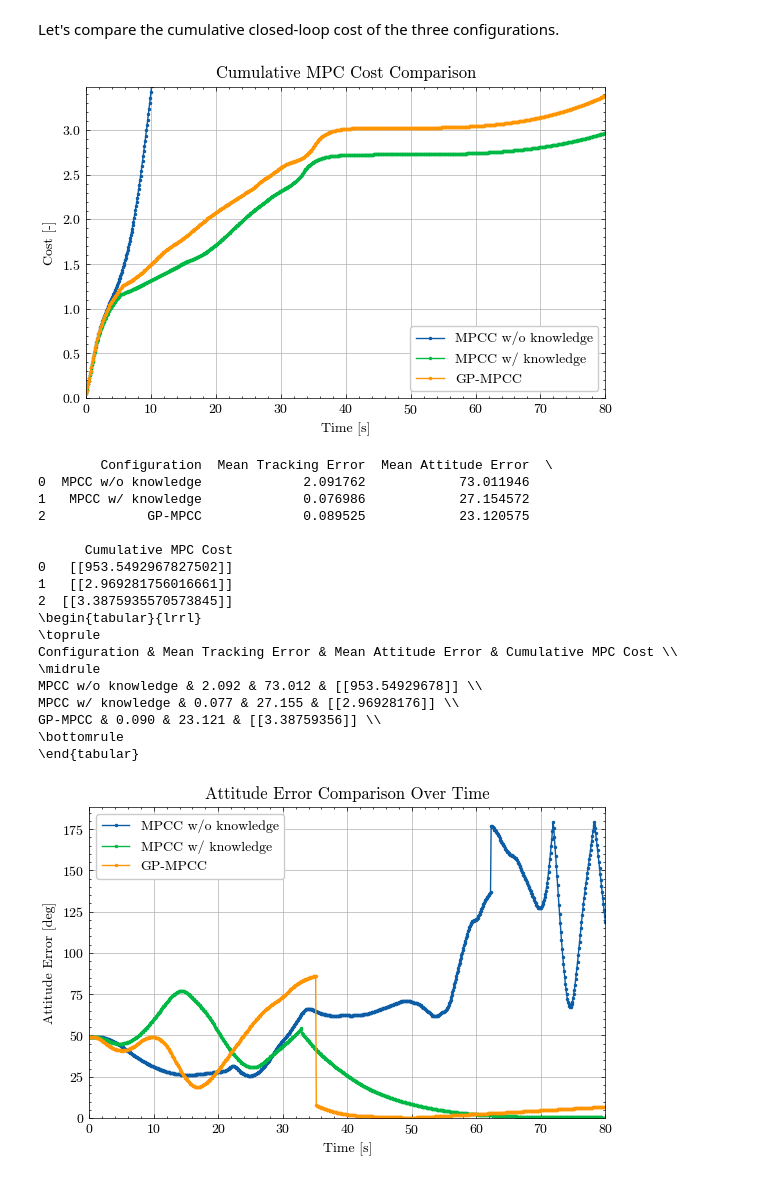
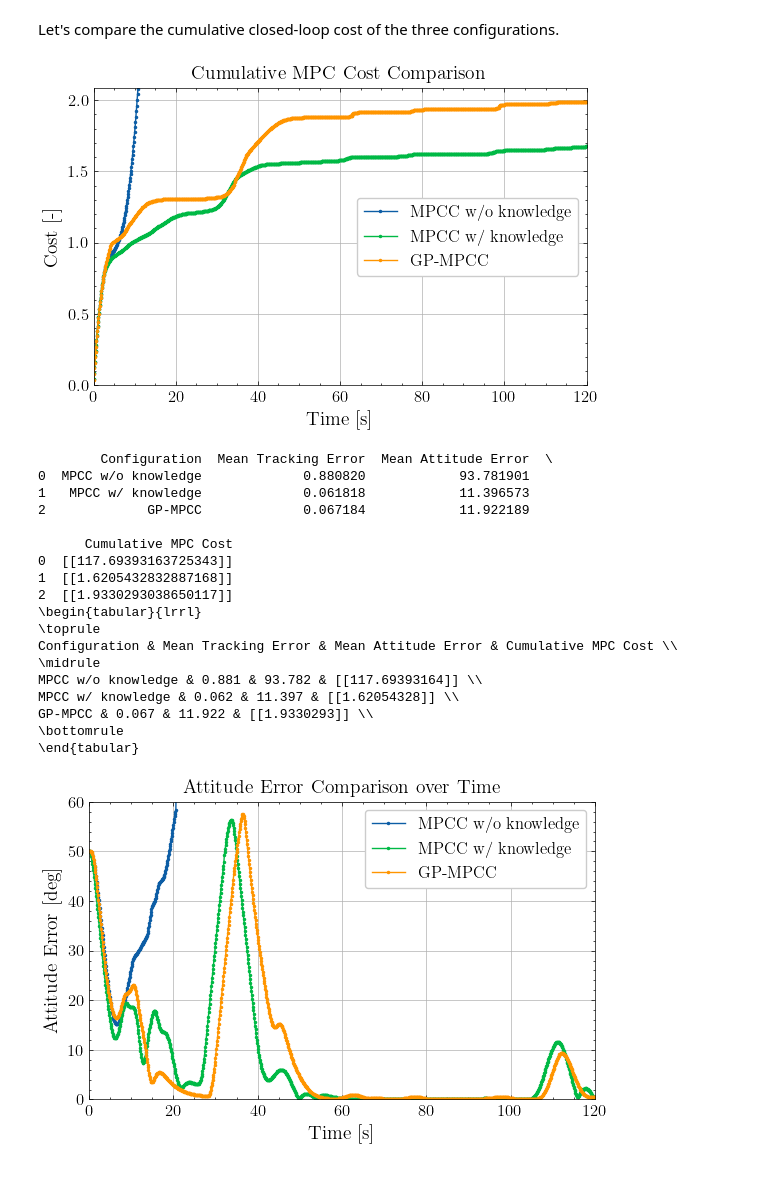
Before and after one commit to albee/smallsat-sim, a Jupyter notebook: smallsat_sim/misc/plot_comparison_results.ipynb, the cells around one changed output. Drawn from its saved outputs; the diff is of its cells as text; code cells hidden in the pictures.

```diff
--- a/smallsat_sim/misc/plot_comparison_results.ipynb
+++ b/smallsat_sim/misc/plot_comparison_results.ipynb
@@ -43,9 +52,17 @@ The MPCC without knowledge faills. The MPCC with knowledge works perfectly. The
 logger = Logger()
 
 # Set names of the different logs
-filename1 = "2024-09-22_17:11:46" # MPCC w/o knowledge
-filename2 = "2024-09-22_17:22:22" # MPCC w/ knowledge
-filename3 = "2024-09-23_09:36:30" # GP-MPCC with linear kernel
+# The first set is for q_theta = 1e-2
+filename1 = "2024-10-18_20-05-37" # MPCC w/o knowledge
+filename2 = "2024-10-18_19-57-41" # MPCC w/ knowledge
+filename3 = "2024-10-18_19-59-10" # GP-MPCC with linear kernel
+
+
+filename1 = "2024-10-18_20-14-21" # MPCC w/o knowledge
+filename2 = "2024-10-18_20-12-29" # MPCC w/ knowledge
+filename3 = "2024-10-18_20-08-44" # GP-MPCC with linear kernel
+
+
 filenames = [filename1, filename2, filename3]
 
 # Load the pandas dataframes
@@ -61,7 +78,7 @@ Let's compare the cumulative closed-loop cost of the three configurations.
 # %%
 # Specify parameters (adjust these if necessary)
 START_TIME = 0
-END_TIME = 80
+END_TIME = 120
 
 # Create a figure for the comparison plot
 plt.figure(figsize=(6,4))
@@ -98,15 +115,18 @@ for i, df in enumerate(df_list):
 plt.xlabel('Time [s]')
 plt.ylabel('Cost [-]')
 plt.title('Cumulative MPC Cost Comparison')
-plt.legend(loc='best', facecolor='white', framealpha=1, frameon=True)
+plt.legend(loc='right', facecolor='white', framealpha=1, frameon=True)
 plt.grid(True)
 plt.xlim((START_TIME, END_TIME))
 plt.ylim(bottom=0, top=df_clean['cumulative_cost'].max()+ 0.1)
 
 # Adjust layout to prevent label clipping
 plt.tight_layout()
+
+plt.savefig("case1/case1_cumulative_cost.svg", format="svg")
+plt.savefig("case1/case1_cumulative_cost.pdf", format="pdf")
 # %% [output]
-[figure, old version]
+[figure, new version]
 # %%
 # Specify parameters (adjust these if necessary)
 START_TIME = 0
@@ -161,21 +181,21 @@ latex_table = comparison_df.to_latex(index=False, float_format="%.3f")
 print(latex_table)
 # %% [output]
         Configuration  Mean Tracking Error  Mean Attitude Error  \
-0  MPCC w/o knowledge             2.091762            73.011946
-1   MPCC w/ knowledge             0.076986            27.154572
-2             GP-MPCC             0.089525            23.120575
+0  MPCC w/o knowledge             0.880820            93.781901
+1   MPCC w/ knowledge             0.061818            11.396573
+2             GP-MPCC             0.067184            11.922189
 
       Cumulative MPC Cost
-0   [[953.5492967827502]]
-1   [[2.969281756016661]]
-2  [[3.3875935570573845]]
+0  [[117.69393163725343]]
+1  [[1.6205432832887168]]
+2  [[1.9330293038650117]]
 \begin{tabular}{lrrl}
 \toprule
 Configuration & Mean Tracking Error & Mean Attitude Error & Cumulative MPC Cost \\
 \midrule
-MPCC w/o knowledge & 2.092 & 73.012 & [[953.54929678]] \\
-MPCC w/ knowledge & 0.077 & 27.155 & [[2.96928176]] \\
-GP-MPCC & 0.090 & 23.121 & [[3.38759356]] \\
+MPCC w/o knowledge & 0.881 & 93.782 & [[117.69393164]] \\
+MPCC w/ knowledge & 0.062 & 11.397 & [[1.62054328]] \\
+GP-MPCC & 0.067 & 11.922 & [[1.9330293]] \\
 \bottomrule
 \end{tabular}
 # %%
@@ -185,7 +205,7 @@ GP-MPCC & 0.090 & 23.121 & [[3.38759356]] \\
 # %%
 # Specify parameters (adjust these if necessary)
 START_TIME = 0
-END_TIME = 80
+END_TIME = 120
 
 # Create a figure for the comparison plot
 plt.figure(figsize=(6,4))
@@ -195,39 +215,44 @@ labels = ['MPCC w/o knowledge', 'MPCC w/ knowledge', 'GP-MPCC']
 
 # Iterate through each dataframe and plot the attitude error over time
 for i, df in enumerate(df_list):
+    START_TIME = 0
+    END_TIME = 120
     if df is not None:
         # Drop rows with NaNs in 'attitude_error' or 'Timestamp'
         df_clean = df[['Timestamp', 'attitude_error']].dropna()
+
+        if i == 0:
+            END_TIME = 25
 
         # Filter based on START_TIME and END_TIME
         if START_TIME is not None:
             df_clean = df_clean[df_clean['Timestamp'] >= START_TIME]
         if END_TIME is not None:
             max_timestamp = df_clean['Timestamp'].max()
             if END_TIME > max_timestamp:
                 warnings.warn(f"Specified end_time {END_TIME} exceeds the maximum timestamp {max_timestamp}. Ignoring end_time filter.")
             else:
                 df_clean = df_clean[df_clean['Timestamp'] <= END_TIME]
 
         # Plot the attitude error with the same style as your first notebook
         plt.plot(df_clean['Timestamp'], df_clean['attitude_error'], label=labels[i], marker='.', markersize=3, linewidth=1)
 
 # Labels and title
 plt.xlabel('Time [s]')
 plt.ylabel('Attitude Error [deg]')
-plt.title('Attitude Error Comparison Over Time')
+plt.title('Attitude Error Comparison over Time')
 plt.legend(loc='best', facecolor='white', framealpha=1, frameon=True)
 plt.grid(True)
 plt.xlim((START_TIME, END_TIME))
-plt.ylim(bottom=0)
+plt.ylim(bottom=0, top=60)
 
 # Adjust layout to prevent label clipping
 plt.tight_layout()
 
-# Show the plot
-plt.show()
+plt.savefig("case1/case1_attitude_error.svg", format="svg")
+plt.savefig("case1/case1_attitude_error.pdf", format="pdf")
 # %% [output]
-[figure, old version]
+[figure, new version]
 # %%
 # %% [markdown]
 # ## Compare Tracking Error Over Time for Multiple Logs
```
Also changed, not shown: parts of 4 cells of this notebook, 10 other files.
